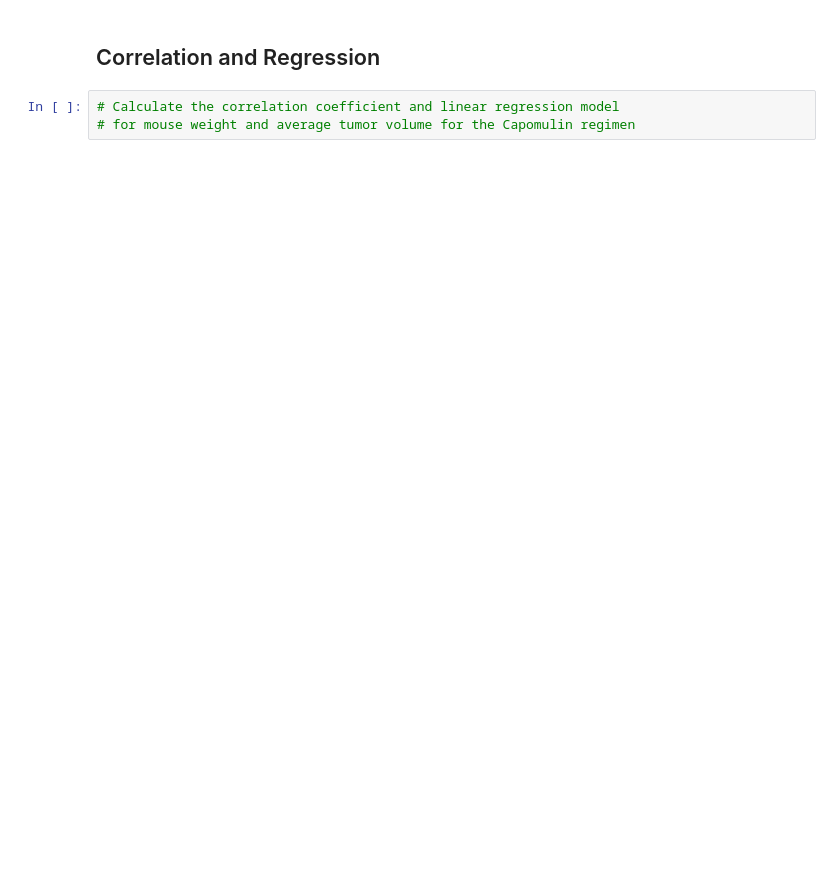
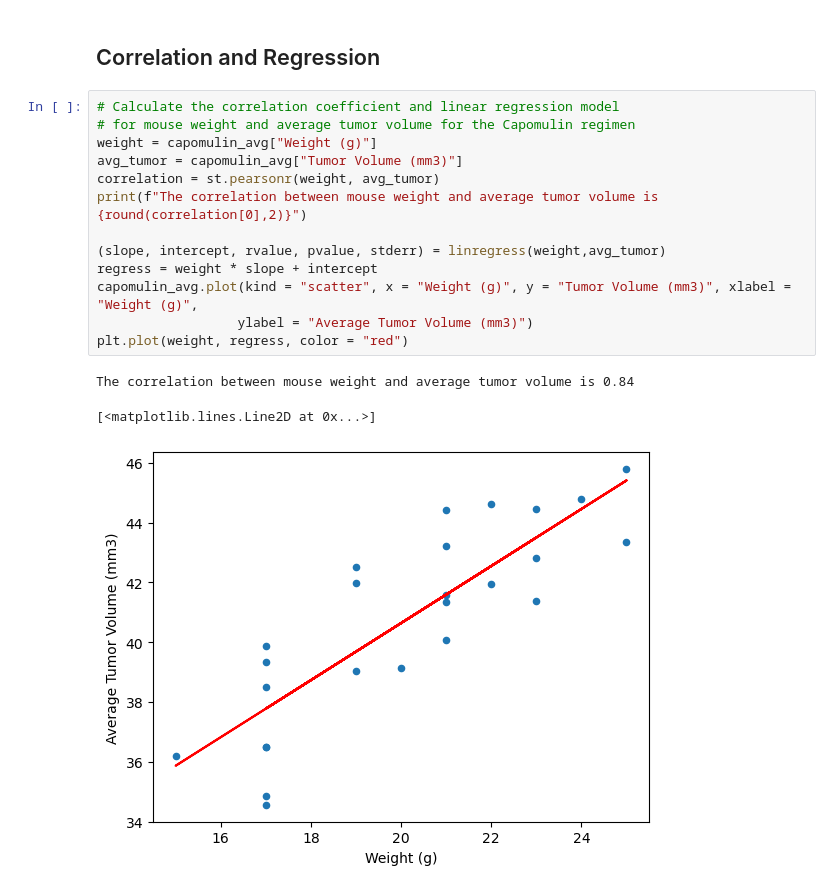
Before and after one commit to gamountainmama/matplotlib-challenge, a Jupyter notebook: module_5_starter_code/Pymaceuticals/matplotlib-challenge.ipynb, the cells around one changed output. Saved outputs shown, nothing was run; the diff lists cells and outputs as text; blank space fills up the shorter version.

```diff
--- a/module_5_starter_code/Pymaceuticals/matplotlib-challenge.ipynb
+++ b/module_5_starter_code/Pymaceuticals/matplotlib-challenge.ipynb
@@ -218,5 +240,19 @@ plt.pie(sizes, labels = labels, autopct="%1.1f%%")
 # %% [markdown]
 ## Correlation and Regression
-# %%
-# Calculate the correlation coefficient and linear regression model
-# for mouse weight and average tumor volume for the Capomulin regimen
+# %%
+# Calculate the correlation coefficient and linear regression model
+# for mouse weight and average tumor volume for the Capomulin regimen
+weight = capomulin_avg["Weight (g)"]
+avg_tumor = capomulin_avg["Tumor Volume (mm3)"]
+correlation = st.pearsonr(weight, avg_tumor)
+print(f"The correlation between mouse weight and average tumor volume is {round(correlation[0],2)}")
+
+(slope, intercept, rvalue, pvalue, stderr) = linregress(weight,avg_tumor)
+regress = weight * slope + intercept
+capomulin_avg.plot(kind = "scatter", x = "Weight (g)", y = "Tumor Volume (mm3)", xlabel = "Weight (g)",
+                  ylabel = "Average Tumor Volume (mm3)")
+plt.plot(weight, regress, color = "red")
+# %% [output]
+The correlation between mouse weight and average tumor volume is 0.84
+[<matplotlib.lines.Line2D at 0x...>]
+[figure, added]
```
Also changed, not shown: parts of 8 cells of this notebook.
